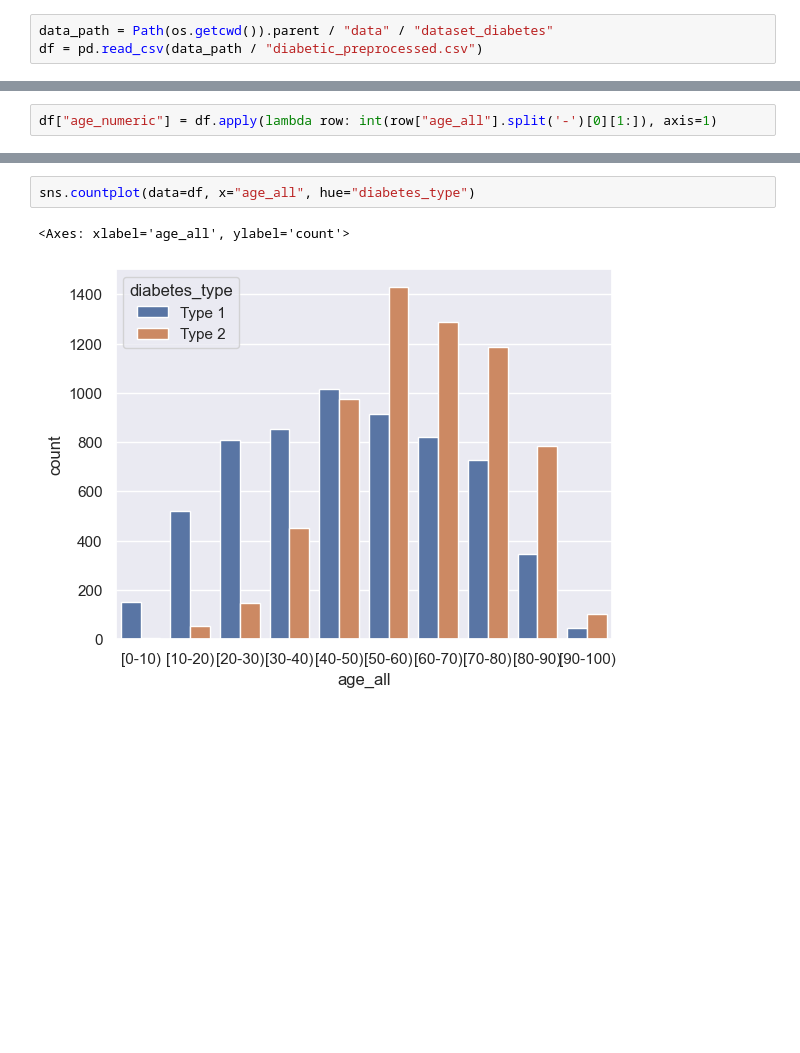
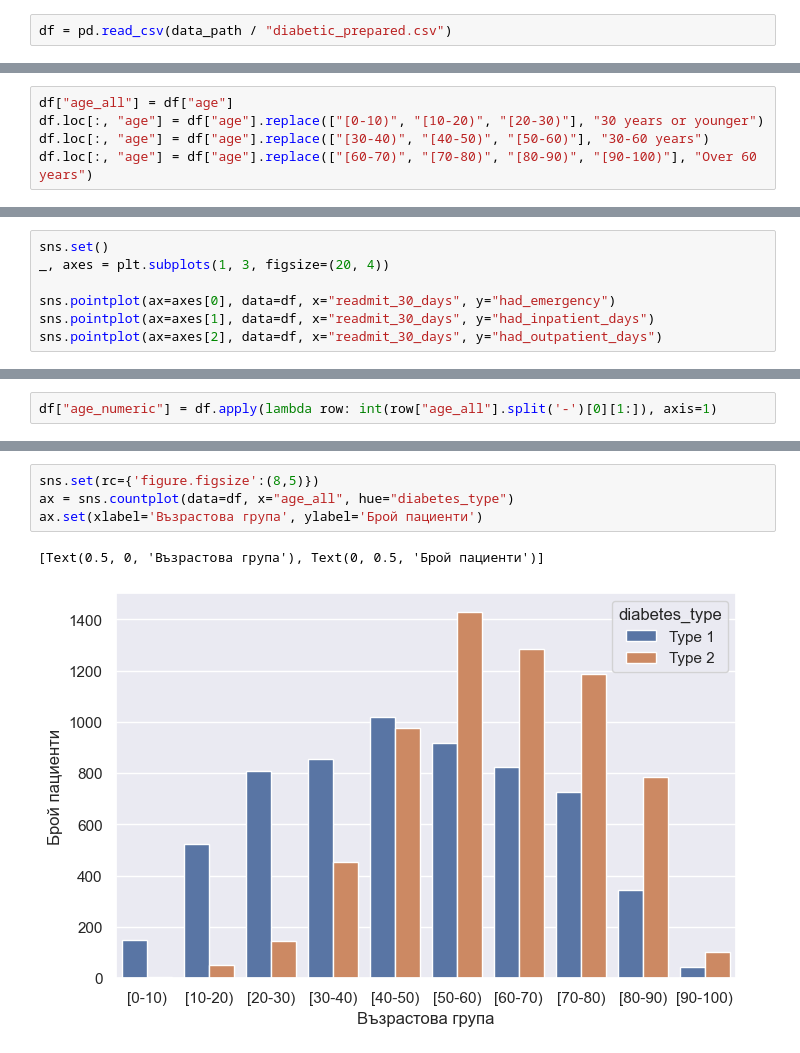
Before and after one commit to tancheto/master-thesis, a Jupyter notebook: 02-analysis.ipynb, the cells around one changed output, grey strips where cells are left out. Drawn from its saved outputs; the diff is of its cells as text; blank space fills up the shorter version.

```diff
--- a/02-analysis.ipynb
+++ b/02-analysis.ipynb
@@ -6,6 +7,5 @@ import seaborn as sns
 import os
 # %%
 from simpsons_paradox.simpsons_paradox import SimpsonsParadox
-# %%
-data_path = Path(os.getcwd()).parent / "data" / "dataset_diabetes"
-df = pd.read_csv(data_path / "diabetic_preprocessed.csv")
+# %%
+df = pd.read_csv(data_path / "diabetic_prepared.csv")
@@ -11,0 +61,5 @@ df = pd.read_csv(data_path / "diabetic_preprocessed.csv")
+# %%
+df["age_all"] = df["age"]
+df.loc[:, "age"] = df["age"].replace(["[0-10)", "[10-20)", "[20-30)"], "30 years or younger")
+df.loc[:, "age"] = df["age"].replace(["[30-40)", "[40-50)", "[50-60)"], "30-60 years")
+df.loc[:, "age"] = df["age"].replace(["[60-70)", "[70-80)", "[80-90)", "[90-100)"], "Over 60 years")
@@ -11,0 +73,7 @@ df = pd.read_csv(data_path / "diabetic_preprocessed.csv")
+# %%
+sns.set()
+_, axes = plt.subplots(1, 3, figsize=(20, 4))
+
+sns.pointplot(ax=axes[0], data=df, x="readmit_30_days", y="had_emergency")
+sns.pointplot(ax=axes[1], data=df, x="readmit_30_days", y="had_inpatient_days")
+sns.pointplot(ax=axes[2], data=df, x="readmit_30_days", y="had_outpatient_days")
@@ -87,5 +148,7 @@ sns.barplot(data=df, x="diabetes_type", y="age_numeric")
 # %%
-sns.countplot(data=df, x="age_all", hue="diabetes_type")
+sns.set(rc={'figure.figsize':(8,5)})
+ax = sns.countplot(data=df, x="age_all", hue="diabetes_type")
+ax.set(xlabel='Възрастова група', ylabel='Брой пациенти')
 # %% [output]
-<Axes: xlabel='age_all', ylabel='count'>
+[Text(0.5, 0, 'Възрастова група'), Text(0, 0.5, 'Брой пациенти')]
-[figure, old version]
+[figure, new version]
```
Also changed, not shown: parts of 10 cells of this notebook.
